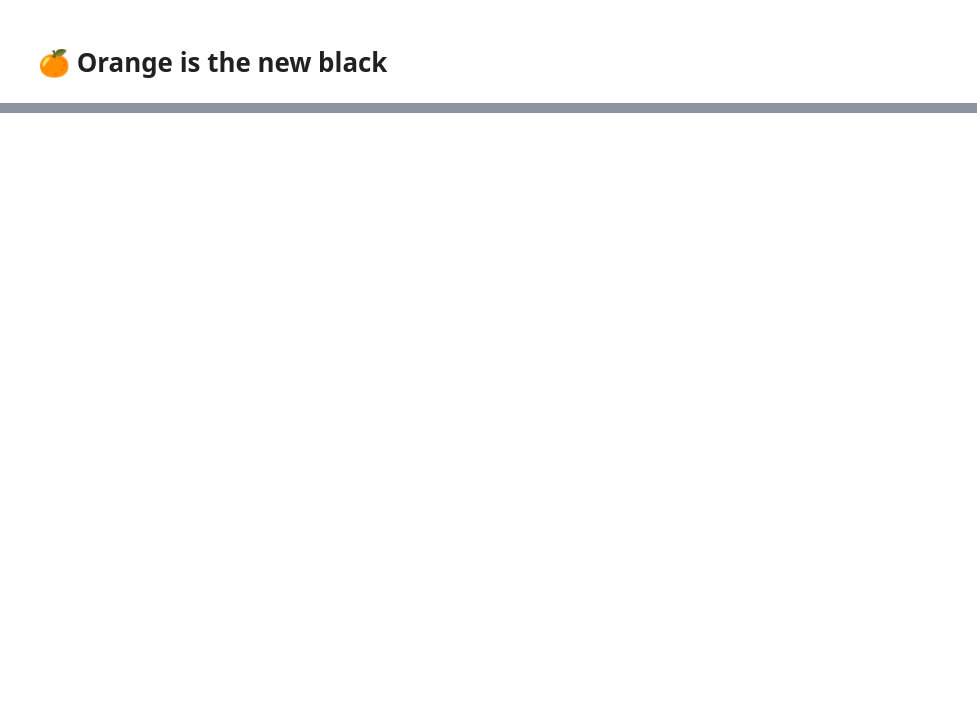
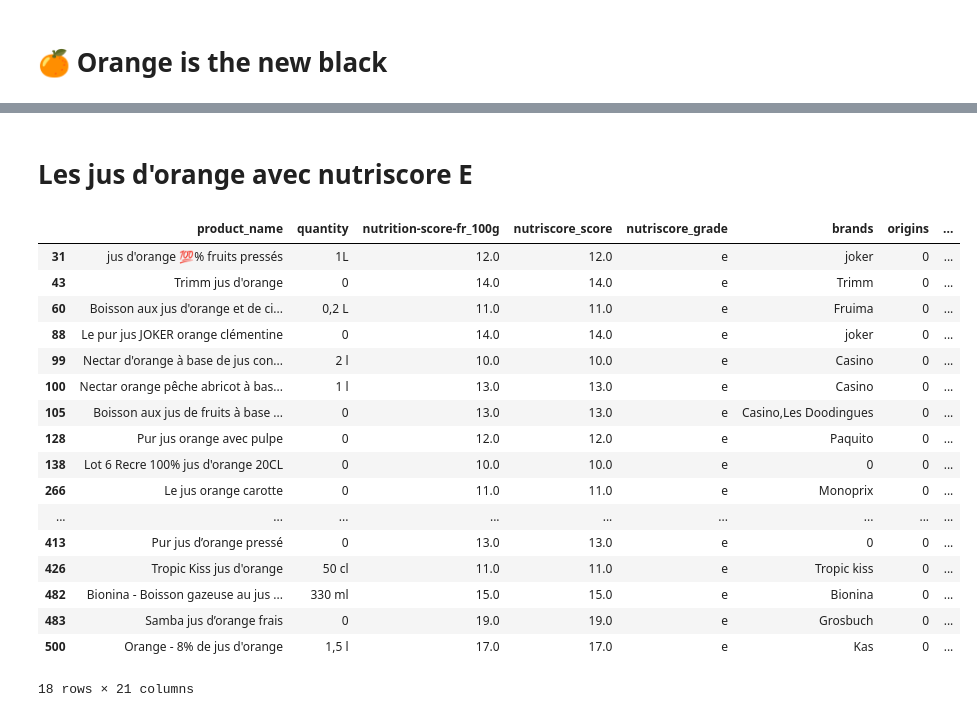
Before and after one commit to adilsmh/Nutrition-POC, a Jupyter notebook: notebook/notebook_EDA.ipynb, the cells around one changed output, grey strips where cells are left out. Cells and saved outputs as stored; diff of their text form; code cells hidden in the pictures; blank space fills up the shorter version.

```diff
--- a/notebook/notebook_EDA.ipynb
+++ b/notebook/notebook_EDA.ipynb
@@ -181,0 +119,23 @@ clean_df.to_csv('orangeisthenewblack.csv', index=False)
+# %%
+# create 5 bins starting with 0 up to 50
+bins = np.arange(0, 30, 5)
+
+# use pd.cut to create the bins
+df['sugars_100g'] = pd.cut(df['sugars_100g'], bins, include_lowest=True)
+
+# pd.cut creates an interval category which is sorted from lowest bin to the greatest bin
+df['sugars_100g'].cat.categories
+
+# count the values in each bin. Bins are sorted based on the occurance (from most populated to the least one)
+agg = df['sugars_100g'].value_counts()
+
+# sort the values according to the bins (`sort_index`), turn into data frame (`to_frame`) and reset index
+agg = agg.sort_index().to_frame().reset_index()
+
+# rename index (containing the bin range to bins)
+agg.rename(columns={"index":"bins"}, inplace=True)
+
+# Plotly cannot work with categories index, so we need to turn it into string
+agg["bins"] = agg["bins"].astype("str")
+
+agg
@@ -181,0 +266,2 @@ clean_df.to_csv('orangeisthenewblack.csv', index=False)
+# %% [markdown]
+# Les jus d'orange avec nutriscore E
@@ -181,0 +270,30 @@ clean_df.to_csv('orangeisthenewblack.csv', index=False)
+# %%
+# delete product with nutriscore = 0
+df_E = df[df.nutriscore_grade != 0]
+# %%
+# convert sugars_100g to string values
+df_E['nutriscore_grade']=df_E['nutriscore_grade'].astype(str)
+# %%
+# isolate all rows with nutriscore_grade = e
+df_E = df_E[df_E["nutriscore_grade"].str.contains("e")]
+# %%
+df_E
+# %% [output]
+|  | product_name | quantity | nutrition-score-fr_100g | nutriscore_score | nutriscore_grade | brands | origins | ... |
+| 31 | jus d'orange 💯% fruits pressés | 1L | 12.0 | 12.0 | e | joker | 0 | ... |
+| 43 | Trimm jus d'orange | 0 | 14.0 | 14.0 | e | Trimm | 0 | ... |
+| 60 | Boisson aux jus d'orange et de ci... | 0,2 L | 11.0 | 11.0 | e | Fruima | 0 | ... |
+| 88 | Le pur jus JOKER orange clémentine | 0 | 14.0 | 14.0 | e | joker | 0 | ... |
+| 99 | Nectar d'orange à base de jus con... | 2 l | 10.0 | 10.0 | e | Casino | 0 | ... |
+| 100 | Nectar orange pêche abricot à bas... | 1 l | 13.0 | 13.0 | e | Casino | 0 | ... |
+| 105 | Boisson aux jus de fruits à base ... | 0 | 13.0 | 13.0 | e | Casino,Les Doodingues | 0 | ... |
+| 128 | Pur jus orange avec pulpe | 0 | 12.0 | 12.0 | e | Paquito | 0 | ... |
+| 138 | Lot 6 Recre 100% jus d'orange 20CL | 0 | 10.0 | 10.0 | e | 0 | 0 | ... |
+| 266 | Le jus orange carotte | 0 | 11.0 | 11.0 | e | Monoprix | 0 | ... |
+| ... | ... | ... | ... | ... | ... | ... | ... | ... |
+| 413 | Pur jus d’orange pressé | 0 | 13.0 | 13.0 | e | 0 | 0 | ... |
+| 426 | Tropic Kiss jus d'orange | 50 cl | 11.0 | 11.0 | e | Tropic kiss | 0 | ... |
+| 482 | Bionina - Boisson gazeuse au jus ... | 330 ml | 15.0 | 15.0 | e | Bionina | 0 | ... |
+| 483 | Samba jus d’orange frais | 0 | 19.0 | 19.0 | e | Grosbuch | 0 | ... |
+| 500 | Orange - 8% de jus d'orange | 1,5 l | 17.0 | 17.0 | e | Kas | 0 | ... |
+18 rows × 21 columns
```
Also changed, not shown: parts of 71 cells of this notebook, 7 other files.
